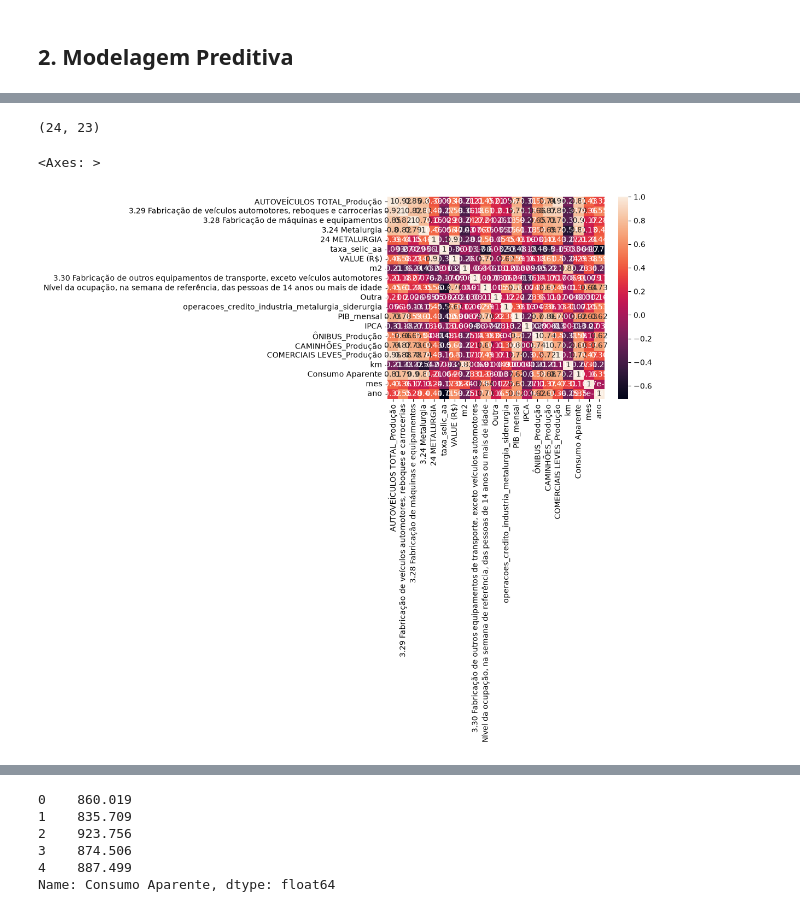
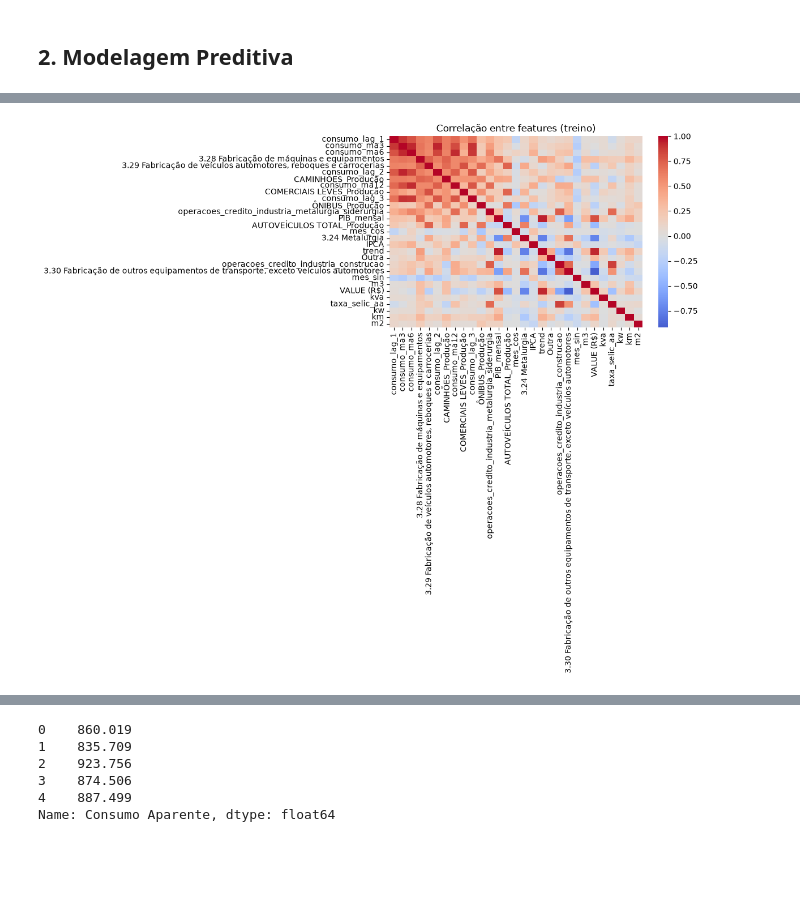
Before and after one commit to thiago2608santana/steel-demand-forecast, a Jupyter notebook: notebooks/exploracao_tabela_mestre.ipynb, the cells around one changed output, grey strips where cells are left out. Cells and saved outputs as stored; diff of their text form; code cells hidden in the pictures; blank space fills up the shorter version.

```diff
--- a/notebooks/exploracao_tabela_mestre.ipynb
+++ b/notebooks/exploracao_tabela_mestre.ipynb
@@ -248,3 +253,12 @@ df_tabela_mestre.shape
 # %%
-df_tabela_mestre['mes'] = df_tabela_mestre['Date'].apply(lambda x : x.month)
-df_tabela_mestre['ano'] = df_tabela_mestre['Date'].apply(lambda x : x.year)
+# Treino: histórico completo antes de 2024 (usa todos os anos disponíveis)
+# Val:    2024 — usado apenas para early stopping no Optuna (nunca visto pelo tuning como test)
+# Teste:  2025 — mantido completamente isolado até a avaliação final
+df_test     = df_tabela_mestre[df_tabela_mestre['Date'] >= '2025-01-01'].copy().reset_index(drop=True)
+df_val      = df_tabela_mestre[(df_tabela_mestre['Date'] >= '2024-01-01') & (df_tabela_mestre['Date'] < '2025-01-01')].copy().reset_index(drop=True)
+df_train    = df_tabela_mestre[df_tabela_mestre['Date'] < '2024-01-01'].copy().reset_index(drop=True)
+df_trainval = df_tabela_mestre[df_tabela_mestre['Date'] < '2025-01-01'].copy().reset_index(drop=True)
+
+print(f"Treino:     {df_train.shape[0]:3d} obs  ({df_train['Date'].min().date()} → {df_train['Date'].max().date()})")
+print(f"Validação:  {df_val.shape[0]:3d} obs  ({df_val['Date'].min().date()} → {df_val['Date'].max().date()})")
+print(f"Teste:      {df_test.shape[0]:3d} obs  ({df_test['Date'].min().date()} → {df_test['Date'].max().date()})")
@@ -259,7 +286,0 @@ df_test.reset_index(drop=True, inplace=True)
-# %%
-df_train.sort_values('Date', ascending=False, inplace=True, ignore_index=True)
-df_train['Idade_Meses'] = df_train.index
-# %%
-lambda_fator = 0.95
-df_train['Peso'] = lambda_fator ** df_train['Idade_Meses']
-df_train.sort_values('Date', ignore_index=True, inplace=True)
@@ -268,3 +287,18 @@ df_train.sort_values('Date', ignore_index=True, inplace=True)
 # %%
-pesos = df_train.pop('Peso')
-pesos=pesos.values
+feature_cols_model = [c for c in df_train.columns if c not in ['Date', target_col]]
+
+X_train    = df_train[feature_cols_model]
+y_train    = df_train[target_col]
+
+X_val      = df_val[feature_cols_model]
+y_val      = df_val[target_col]
+
+X_test     = df_test[feature_cols_model]
+y_test     = df_test[target_col]
+
+X_trainval = df_trainval[feature_cols_model]
+y_trainval = df_trainval[target_col]
+
+print(f"X_train:    {X_train.shape}")
+print(f"X_val:      {X_val.shape}")
+print(f"X_test:     {X_test.shape}")
@@ -280,12 +309,11 @@ df_train.head()
-# %%
-df_train.shape
-# %% [output]
-(24, 23)
 # %%
-sns.heatmap(df_train.drop(['Date', 'Idade_Meses'], axis=1).corr(), annot=True)
+plt.figure(figsize=(12, 10))
+sns.heatmap(X_train.corr(), annot=False, cmap='coolwarm', center=0)
+plt.title('Correlação entre features (treino)')
+plt.tight_layout()
+plt.savefig(f'./{path_secao_atual}/correlation_train.png', bbox_inches='tight')
 # %% [output]
-<Axes: >
-[figure, old version]
+[figure, new version]
 # %%
 df_test.head()
 # %% [output]
```
Also changed, not shown: parts of 49 cells of this notebook, 3 other files.
